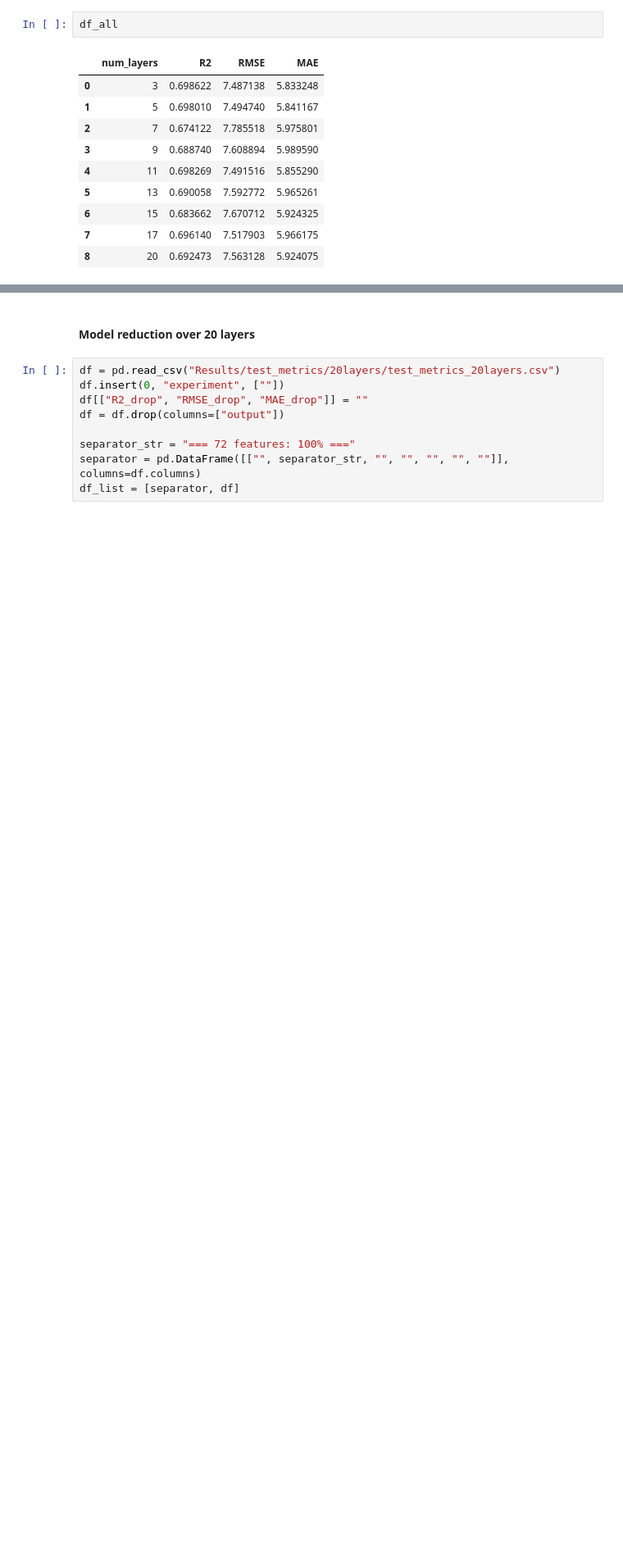
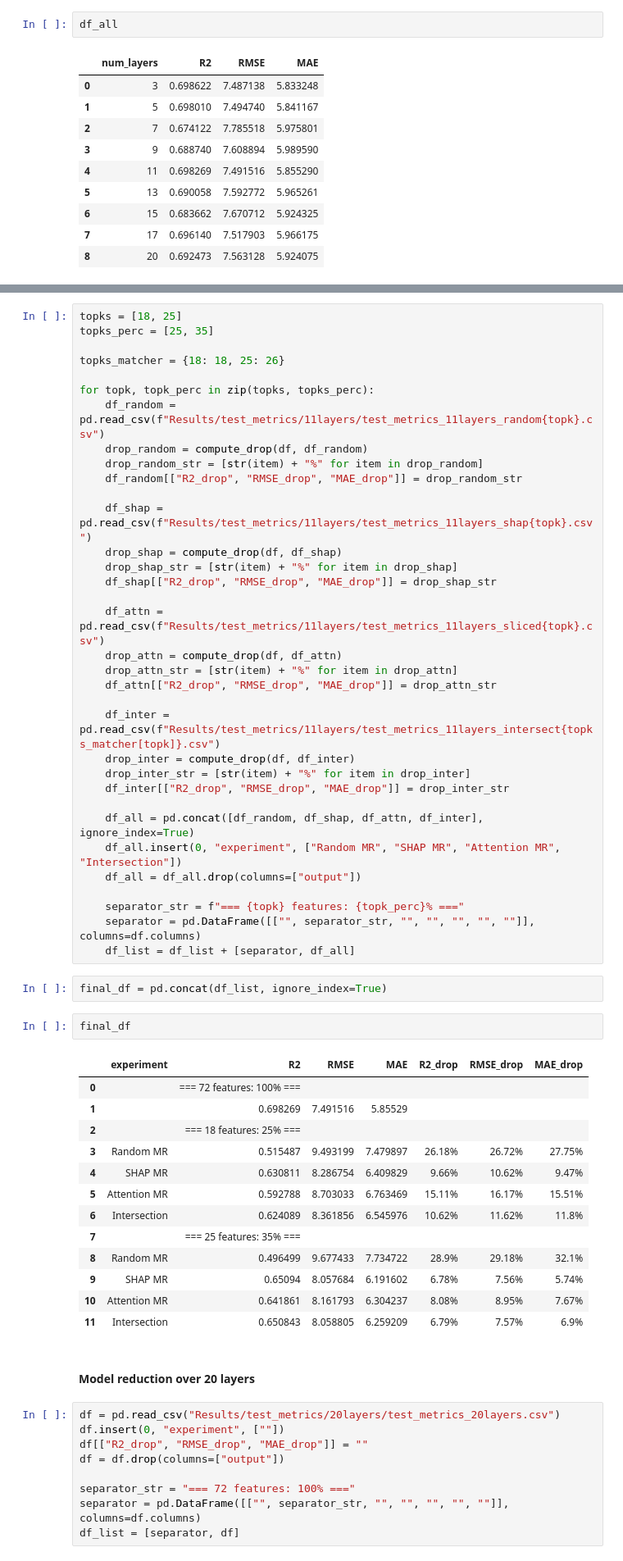
Before and after one commit to umbertoBiccari/AttentionInterpretability_dataset2, a Jupyter notebook: model_reduction_performances.ipynb, the cells around one changed output, grey strips where cells are left out. Shown at 82% size. Cells and saved outputs as stored; diff of their text form; blank space fills up the shorter version.

```diff
--- a/model_reduction_performances.ipynb
+++ b/model_reduction_performances.ipynb
@@ -30,3 +49,55 @@ df_all
+# %%
+topks = [18, 25]
+topks_perc = [25, 35]
+
+topks_matcher = {18: 18, 25: 26}
+
+for topk, topk_perc in zip(topks, topks_perc):
+    df_random = pd.read_csv(f"Results/test_metrics/11layers/test_metrics_11layers_random{topk}.csv")
+    drop_random = compute_drop(df, df_random)
+    drop_random_str = [str(item) + "%" for item in drop_random]
+    df_random[["R2_drop", "RMSE_drop", "MAE_drop"]] = drop_random_str
+
+    df_shap = pd.read_csv(f"Results/test_metrics/11layers/test_metrics_11layers_shap{topk}.csv")
+    drop_shap = compute_drop(df, df_shap)
+    drop_shap_str = [str(item) + "%" for item in drop_shap]
+    df_shap[["R2_drop", "RMSE_drop", "MAE_drop"]] = drop_shap_str
+
+    df_attn = pd.read_csv(f"Results/test_metrics/11layers/test_metrics_11layers_sliced{topk}.csv")
+    drop_attn = compute_drop(df, df_attn)
+    drop_attn_str = [str(item) + "%" for item in drop_attn]
+    df_attn[["R2_drop", "RMSE_drop", "MAE_drop"]] = drop_attn_str
+
+    df_inter = pd.read_csv(f"Results/test_metrics/11layers/test_metrics_11layers_intersect{topks_matcher[topk]}.csv")
+    drop_inter = compute_drop(df, df_inter)
+    drop_inter_str = [str(item) + "%" for item in drop_inter]
+    df_inter[["R2_drop", "RMSE_drop", "MAE_drop"]] = drop_inter_str
+
+    df_all = pd.concat([df_random, df_shap, df_attn, df_inter], ignore_index=True)
+    df_all.insert(0, "experiment", ["Random MR", "SHAP MR", "Attention MR", "Intersection"])
+    df_all = df_all.drop(columns=["output"])
+
+    separator_str = f"=== {topk} features: {topk_perc}% ==="
+    separator = pd.DataFrame([["", separator_str, "", "", "", "", ""]], columns=df.columns)
+    df_list = df_list + [separator, df_all]
+# %%
+final_df = pd.concat(df_list, ignore_index=True)
+# %%
+final_df
+# %% [output]
+|  | experiment | R2 | RMSE | MAE | R2_drop | RMSE_drop | MAE_drop |
+| 0 |  | === 72 features: 100% === |  |  |  |  |  |
+| 1 |  | 0.698269 | 7.491516 | 5.85529 |  |  |  |
+| 2 |  | === 18 features: 25% === |  |  |  |  |  |
+| 3 | Random MR | 0.515487 | 9.493199 | 7.479897 | 26.18% | 26.72% | 27.75% |
+| 4 | SHAP MR | 0.630811 | 8.286754 | 6.409829 | 9.66% | 10.62% | 9.47% |
+| 5 | Attention MR | 0.592788 | 8.703033 | 6.763469 | 15.11% | 16.17% | 15.51% |
+| 6 | Intersection | 0.624089 | 8.361856 | 6.545976 | 10.62% | 11.62% | 11.8% |
+| 7 |  | === 25 features: 35% === |  |  |  |  |  |
+| 8 | Random MR | 0.496499 | 9.677433 | 7.734722 | 28.9% | 29.18% | 32.1% |
+| 9 | SHAP MR | 0.65094 | 8.057684 | 6.191602 | 6.78% | 7.56% | 5.74% |
+| 10 | Attention MR | 0.641861 | 8.161793 | 6.304237 | 8.08% | 8.95% | 7.67% |
+| 11 | Intersection | 0.650843 | 8.058805 | 6.259209 | 6.79% | 7.57% | 6.9% |
 # %% [markdown]
 #### Model reduction over 20 layers
 # %%
```
Also changed, not shown: parts of 5 cells of this notebook, 5 other files.
